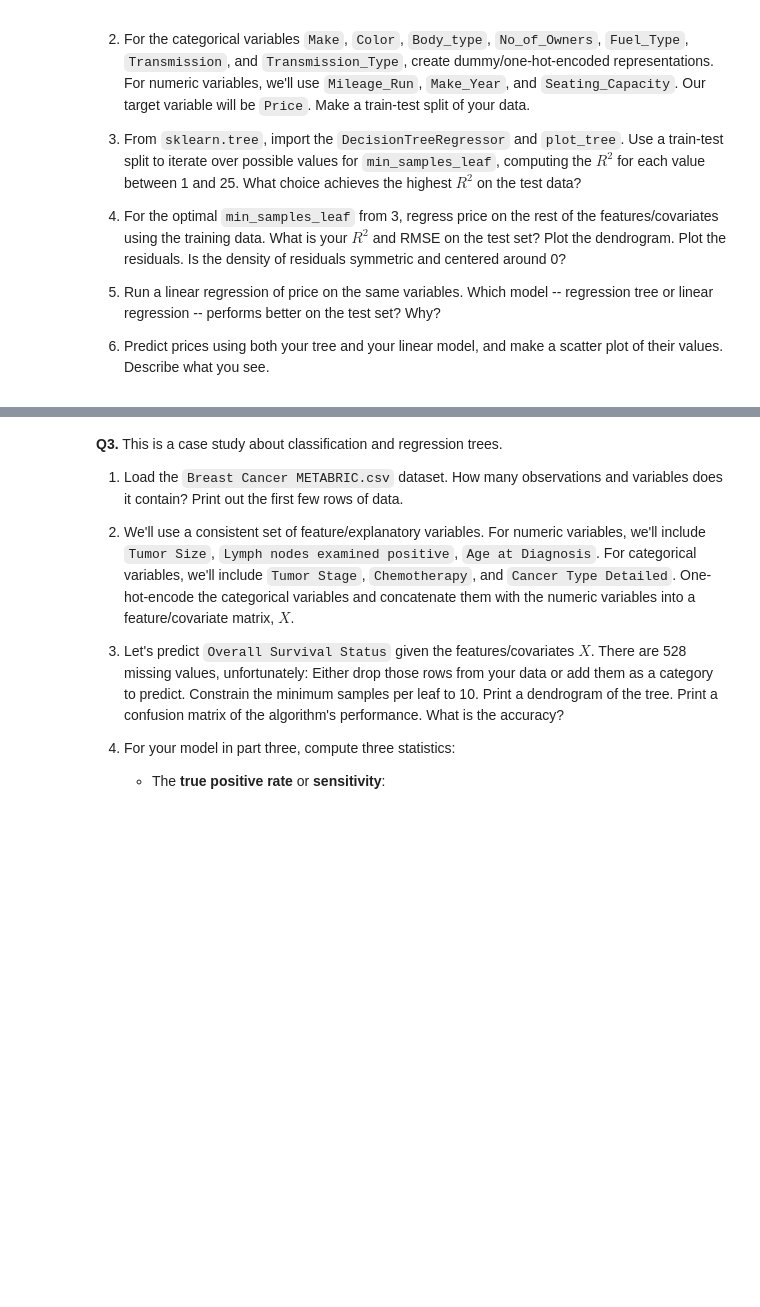
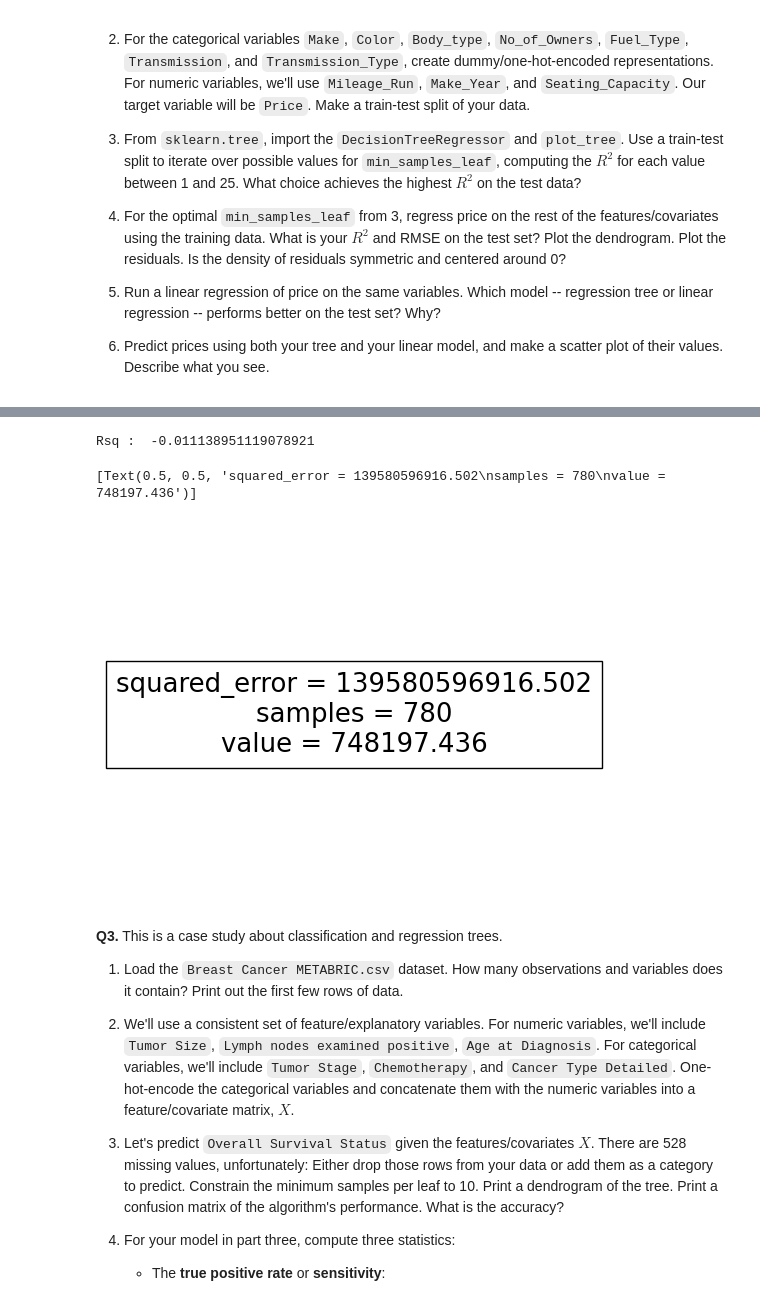
Before and after one commit to yuthimreddy/trees, a Jupyter notebook: assignment/assignment.ipynb, the cells around one changed output, grey strips where cells are left out. Saved outputs shown, nothing was run; the diff lists cells and outputs as text; code cells hidden in the pictures; blank space fills up the shorter version.

```diff
--- a/assignment/assignment.ipynb
+++ b/assignment/assignment.ipynb
@@ -46,3 +46,11 @@ Do three questions.
 4. Run a linear regression of price on the same variables. Which model -- regression tree or linear regression -- performs better on the test set? Why?
 
 5. Predict prices using both your tree and your linear model, and make a scatter plot of their values. Describe what you see.
+# %%
+# 1. Loading in dataset:
+import pandas as pd
+import numpy as np
+
+cars_df = pd.read_csv("./data/cars_hw.csv")
+print(f'Observations by Features: {cars_df.shape}')
+cars_df.head(10)
@@ -49,3 +70,38 @@ Do three questions.
+# %%
+# 2. Separating cat and num vars: making test-train split
+from sklearn.preprocessing import LabelBinarizer
+from sklearn.model_selection import train_test_split
+
+cat_features = ['Make', 'Color', 'Body_Type', 'No_of_Owners', 'Fuel_Type', 'Transmission', 'Transmission_Type']
+num_features = ['Mileage_Run', 'Make_Year', 'Seating_Capacity']
+
+df_encoded = pd.get_dummies(cars_df[cat_features], drop_first=True)
+
+X = pd.concat([cars_df[num_features], df_encoded], axis=1)
+y = cars_df['Price']
+
+# making Test-Train split:
+X_train, X_test, Y_train, Y_test = train_test_split(X, y, test_size = 0.2, random_state=42)
+# %%
+# 3. plotting tree:
+from sklearn import tree
+from sklearn.tree import plot_tree
+
+
+
+cart = tree.DecisionTreeRegressor(min_samples_leaf= 500)
+cart = cart.fit(X_train, Y_train)
+
+# predictions on the test set:
+y_hat = cart.predict(X_test)
+print('Rsq : ', cart.score(X_test, Y_test), '\n')
+
+var_names = cart.feature_names_in_
+plot_tree(cart, filled=True, feature_names=var_names)
+# %% [output]
+Rsq :  -0.011138951119078921
+[Text(0.5, 0.5, 'squared_error = 139580596916.502\nsamples = 780\nvalue = 748197.436')]
+[figure, added]
 # %% [markdown]
 **Q3.** This is a case study about classification and regression trees.
 
```
Also changed, not shown: parts of 2 cells of this notebook.
